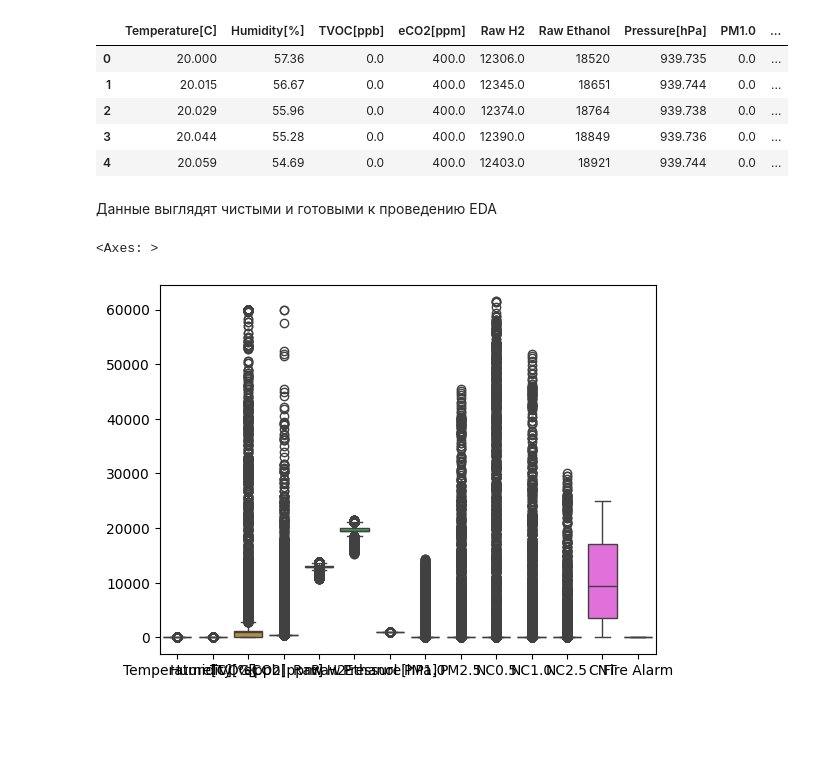
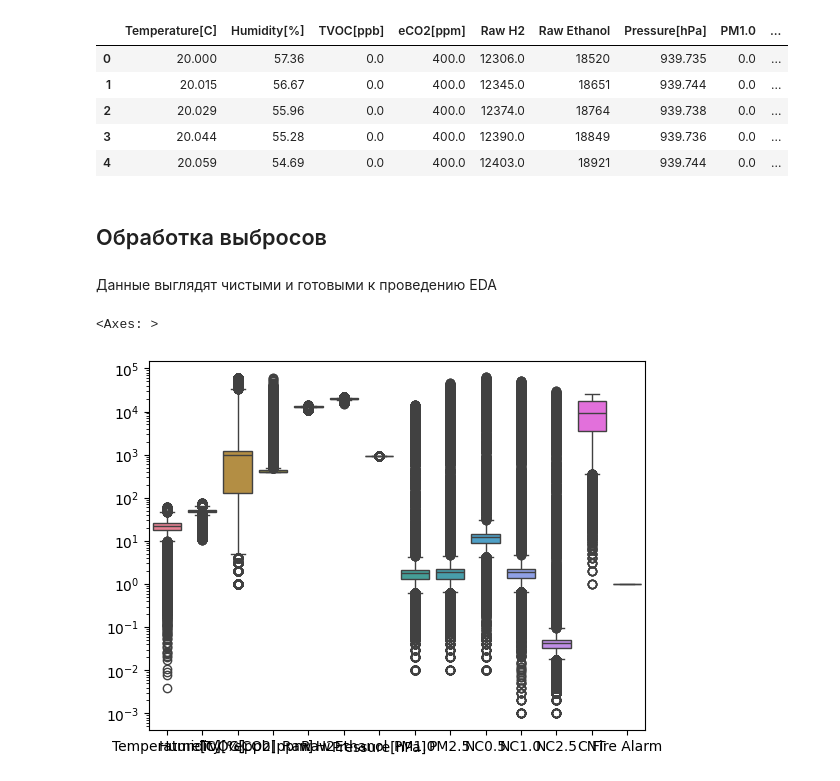
Before and after one commit to smnk-1/ML-studying, a Jupyter notebook: notebooks/SmokeDetectorEDA.ipynb, the cells around one changed output. Cells and saved outputs as stored; diff of their text form; code cells hidden in the pictures; blank space fills up the shorter version.

```diff
--- a/notebooks/SmokeDetectorEDA.ipynb
+++ b/notebooks/SmokeDetectorEDA.ipynb
@@ -168,10 +168,12 @@ data.head()
 | 2 | 20.029 | 55.96 | 0.0 | 400.0 | 12374.0 | 18764 | 939.738 | 0.0 | ... |
 | 3 | 20.044 | 55.28 | 0.0 | 400.0 | 12390.0 | 18849 | 939.736 | 0.0 | ... |
 | 4 | 20.059 | 54.69 | 0.0 | 400.0 | 12403.0 | 18921 | 939.744 | 0.0 | ... |
+# %% [markdown]
+## Обработка выбросов
 # %% [markdown]
 Данные выглядят чистыми и готовыми к проведению EDA
 # %%
-sns.boxplot(data) # почистить выбросы
+sns.boxplot(data, log_scale=True)
 # %% [output]
 <Axes: >
-[figure, old version]
+[figure, new version]
```
Also changed, not shown: parts of 6 cells of this notebook.
